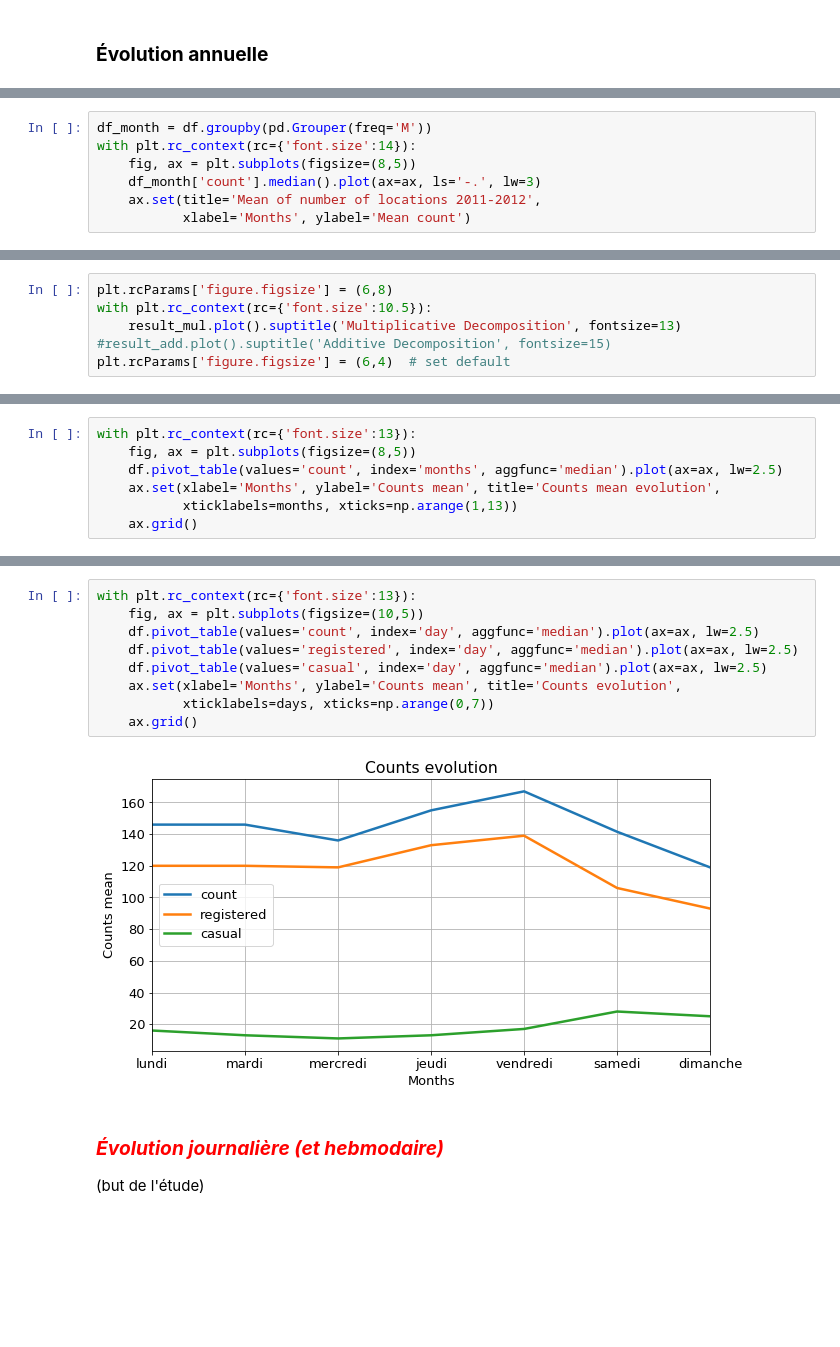
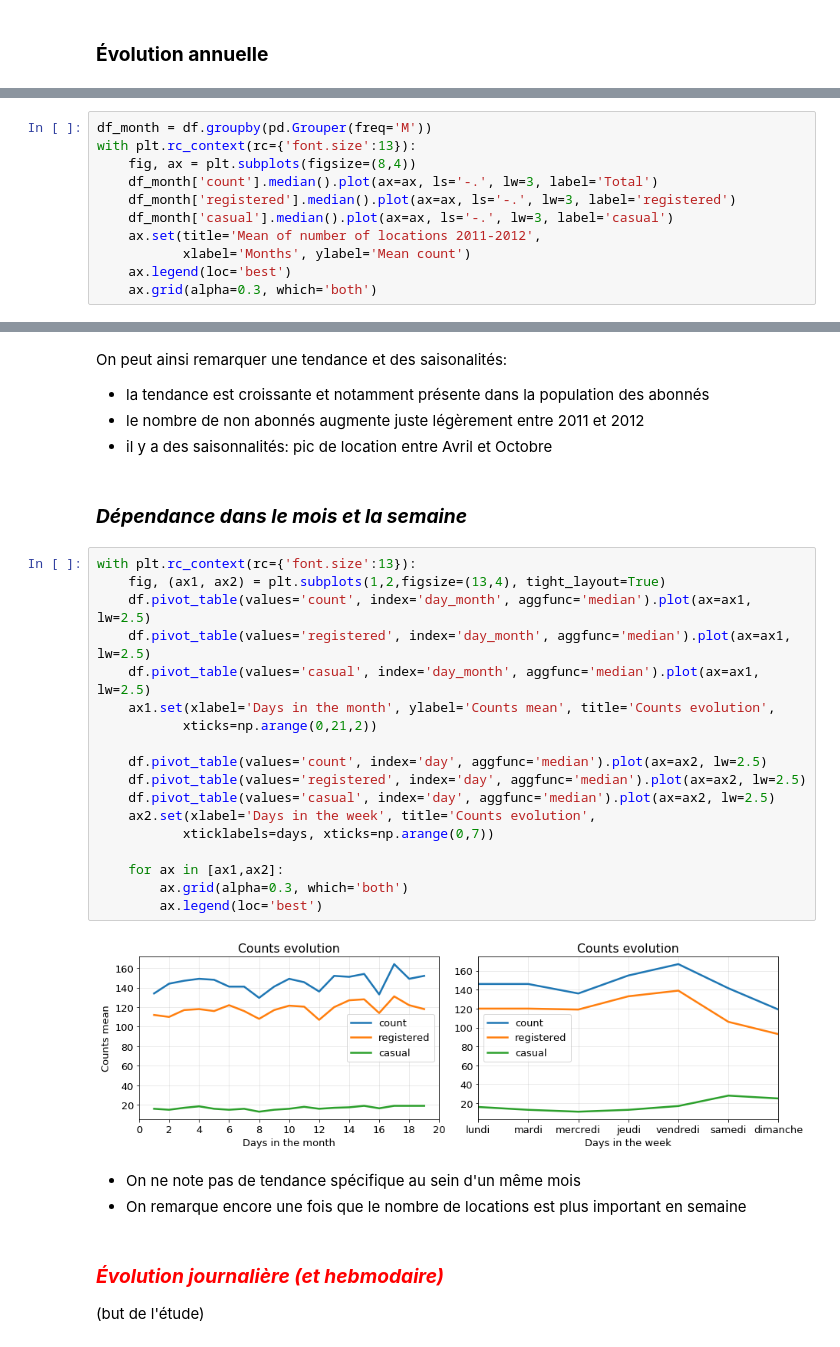
Before and after one commit to outinim/house_prices, a Jupyter notebook: bike_hours/predictions.ipynb, the cells around one changed output, grey strips where cells are left out. Saved outputs shown, nothing was run; the diff lists cells and outputs as text; blank space fills up the shorter version.

```diff
--- a/bike_hours/predictions.ipynb
+++ b/bike_hours/predictions.ipynb
@@ -360,8 +317,12 @@ Augmentation du nombre total de locations de 66.7% entre 2011 et 2012 !
 # %%
 df_month = df.groupby(pd.Grouper(freq='M'))
-with plt.rc_context(rc={'font.size':14}):
-    fig, ax = plt.subplots(figsize=(8,5))
-    df_month['count'].median().plot(ax=ax, ls='-.', lw=3)
+with plt.rc_context(rc={'font.size':13}):
+    fig, ax = plt.subplots(figsize=(8,4))
+    df_month['count'].median().plot(ax=ax, ls='-.', lw=3, label='Total')
+    df_month['registered'].median().plot(ax=ax, ls='-.', lw=3, label='registered')
+    df_month['casual'].median().plot(ax=ax, ls='-.', lw=3, label='casual')
     ax.set(title='Mean of number of locations 2011-2012',
            xlabel='Months', ylabel='Mean count')
+    ax.legend(loc='best')
+    ax.grid(alpha=0.3, which='both')
 # %% [output]
@@ -382,6 +329,0 @@ result_add = seasonal_decompose(data, model='additive', extrapolate_trend='freq'
-# %%
-plt.rcParams['figure.figsize'] = (6,8)
-with plt.rc_context(rc={'font.size':10.5}):
-    result_mul.plot().suptitle('Multiplicative Decomposition', fontsize=13)
-#result_add.plot().suptitle('Additive Decomposition', fontsize=15)
-plt.rcParams['figure.figsize'] = (6,4)  # set default
@@ -394,7 +329,0 @@ Cela fournit déjà un première idée de la tendance générale du nombre total
-# %%
-with plt.rc_context(rc={'font.size':13}):
-    fig, ax = plt.subplots(figsize=(8,5))
-    df.pivot_table(values='count', index='months', aggfunc='median').plot(ax=ax, lw=2.5)
-    ax.set(xlabel='Months', ylabel='Counts mean', title='Counts mean evolution',
-           xticklabels=months, xticks=np.arange(1,13))
-    ax.grid()
@@ -403,14 +330,33 @@ with plt.rc_context(rc={'font.size':13}):
+# %% [markdown]
+On peut ainsi remarquer une tendance et des saisonalités:
+- la tendance est croissante et notamment présente dans la population des abonnés
+- le nombre de non abonnés augmente juste légèrement entre 2011 et 2012
+- il y a des saisonnalités: pic de location entre Avril et Octobre
+# %% [markdown]
+### ***Dépendance dans le mois et la semaine***
 # %%
 with plt.rc_context(rc={'font.size':13}):
-    fig, ax = plt.subplots(figsize=(10,5))
-    df.pivot_table(values='count', index='day', aggfunc='median').plot(ax=ax, lw=2.5)
-    df.pivot_table(values='registered', index='day', aggfunc='median').plot(ax=ax, lw=2.5)
-    df.pivot_table(values='casual', index='day', aggfunc='median').plot(ax=ax, lw=2.5)
-    ax.set(xlabel='Months', ylabel='Counts mean', title='Counts evolution',
+    fig, (ax1, ax2) = plt.subplots(1,2,figsize=(13,4), tight_layout=True)
+    df.pivot_table(values='count', index='day_month', aggfunc='median').plot(ax=ax1, lw=2.5)
+    df.pivot_table(values='registered', index='day_month', aggfunc='median').plot(ax=ax1, lw=2.5)
+    df.pivot_table(values='casual', index='day_month', aggfunc='median').plot(ax=ax1, lw=2.5)
+    ax1.set(xlabel='Days in the month', ylabel='Counts mean', title='Counts evolution',
+           xticks=np.arange(0,21,2))
+
+    df.pivot_table(values='count', index='day', aggfunc='median').plot(ax=ax2, lw=2.5)
+    df.pivot_table(values='registered', index='day', aggfunc='median').plot(ax=ax2, lw=2.5)
+    df.pivot_table(values='casual', index='day', aggfunc='median').plot(ax=ax2, lw=2.5)
+    ax2.set(xlabel='Days in the week', title='Counts evolution',
            xticklabels=days, xticks=np.arange(0,7))
-    ax.grid()
+
+    for ax in [ax1,ax2]:
+        ax.grid(alpha=0.3, which='both')
+        ax.legend(loc='best')
 # %% [output]
-[figure, old version]
+[figure, new version]
+# %% [markdown]
+- On ne note pas de tendance spécifique au sein d'un même mois
+- On remarque encore une fois que le nombre de locations est plus important en semaine
 # %% [markdown]
 ### <font color='Red'>***Évolution journalière (et hebmodaire)***</font>
 (but de l'étude)
```
Also changed, not shown: parts of 114 cells of this notebook.
